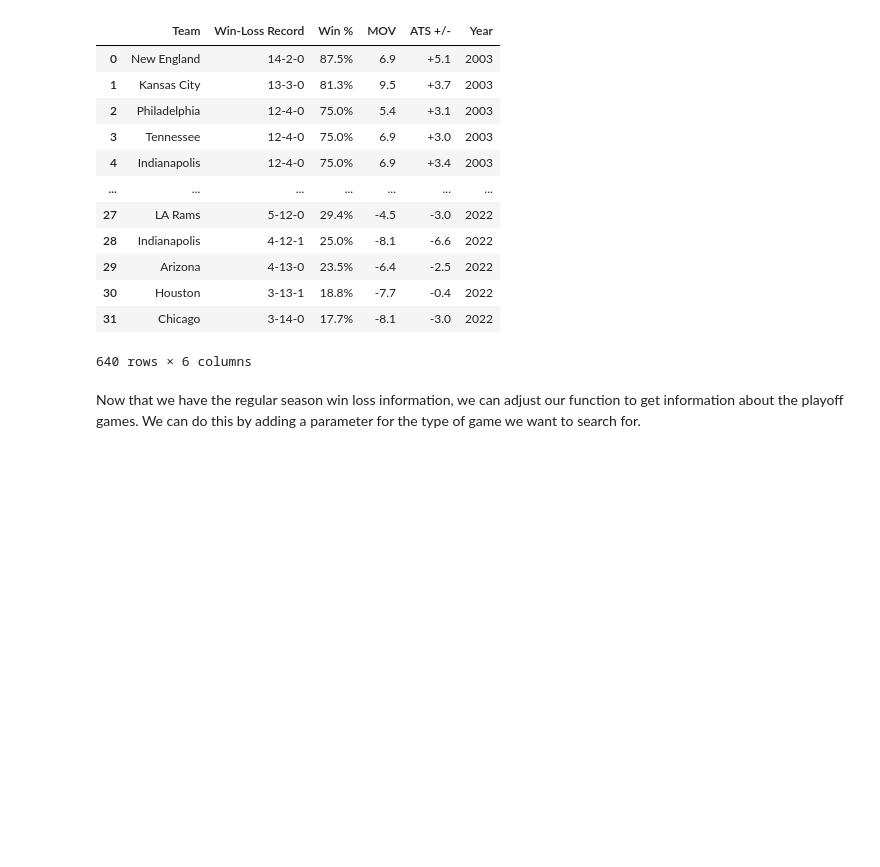
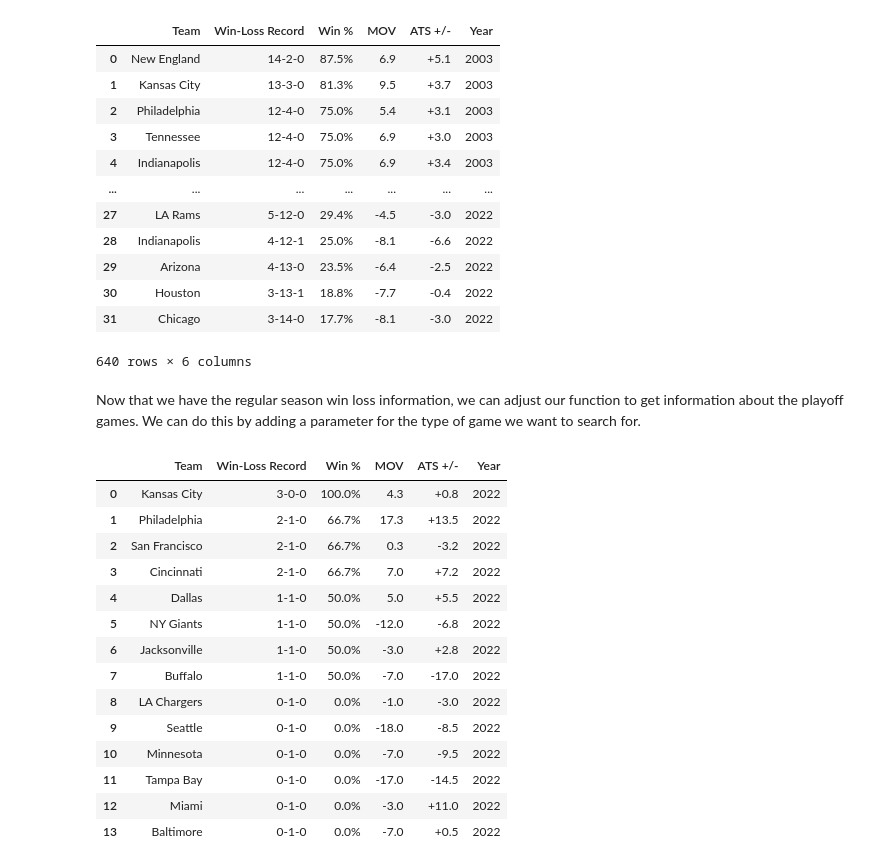
Before and after one commit to rajc90/NFL_TEAM_DATA, a Jupyter notebook: NFL_Data_Scraper.ipynb, the cells around one changed output. Drawn from its saved outputs; the diff is of its cells as text; code cells hidden in the pictures; blank space fills up the shorter version.

```diff
--- a/NFL_Data_Scraper.ipynb
+++ b/NFL_Data_Scraper.ipynb
@@ -37,5 +56,5 @@ We have now parsed the data for 1 year. The next challenge is to change the filt
 # %%
-url = url + v
+url = url
 year = 2022
 url = url + str(year)
 print(url)
@@ -136,25 +155,43 @@ regular_seasonn_data
 # %% [markdown]
 Now that we have the regular season win loss information, we can adjust our function to get information about the playoff games. We can do this by adding a parameter for the type of game we want to search for.
 # %%
-def read_data(year, game_type):
+def read_data_v2(year, game_type='is_playoff'):
     # Reads the data from the website extracting the values of the table based on the year
-    # Param: year - year of data to be collected
+    # Param:
+    # year - year of data to be collected
+    # game_type: either playoff ('playoff') or regular season ("regular_season")
 
-    url = f"https://www.teamrankings.com/nfl/trends/win_trends/?sc={game_type}&range=yearly_"
+    url = f"https://www.teamrankings.com/nfl/trends/win_trends/?sc=is_{game_type}&range=yearly_"
     url = url + str(year)
     response = r.get(url)
     soup = BeautifulSoup(response.text, 'html.parser')
     specific_div = soup.find('table') # finding the table with the record of each team
     rows = specific_div.find_all('tr') # get the rows of data
 
     # Now that we have the data as a list of rows, we can parse the data to construct a data frame
     data = []
     for row in rows:
             cells = row.find_all(['td', 'th'])  # 'td' for regular cells, 'th' for header cells
             row_data = [cell.text.strip() for cell in cells] #extract the contents in each cell
             data.append(row_data)
     columns = data[0]
     df = pd.DataFrame(data[1:], columns=columns)
     df["Year"] = year #helps identify the data points based on year
     return df
-read_data("2004")
+read_data_v2("2022", "playoff")
+# %% [output]
+|  | Team | Win-Loss Record | Win % | MOV | ATS +/- | Year |
+| 0 | Kansas City | 3-0-0 | 100.0% | 4.3 | +0.8 | 2022 |
+| 1 | Philadelphia | 2-1-0 | 66.7% | 17.3 | +13.5 | 2022 |
+| 2 | San Francisco | 2-1-0 | 66.7% | 0.3 | -3.2 | 2022 |
+| 3 | Cincinnati | 2-1-0 | 66.7% | 7.0 | +7.2 | 2022 |
+| 4 | Dallas | 1-1-0 | 50.0% | 5.0 | +5.5 | 2022 |
+| 5 | NY Giants | 1-1-0 | 50.0% | -12.0 | -6.8 | 2022 |
+| 6 | Jacksonville | 1-1-0 | 50.0% | -3.0 | +2.8 | 2022 |
+| 7 | Buffalo | 1-1-0 | 50.0% | -7.0 | -17.0 | 2022 |
+| 8 | LA Chargers | 0-1-0 | 0.0% | -1.0 | -3.0 | 2022 |
+| 9 | Seattle | 0-1-0 | 0.0% | -18.0 | -8.5 | 2022 |
+| 10 | Minnesota | 0-1-0 | 0.0% | -7.0 | -9.5 | 2022 |
+| 11 | Tampa Bay | 0-1-0 | 0.0% | -17.0 | -14.5 | 2022 |
+| 12 | Miami | 0-1-0 | 0.0% | -3.0 | +11.0 | 2022 |
+| 13 | Baltimore | 0-1-0 | 0.0% | -7.0 | +0.5 | 2022 |
```
Also changed, not shown: parts of 9 cells of this notebook.
